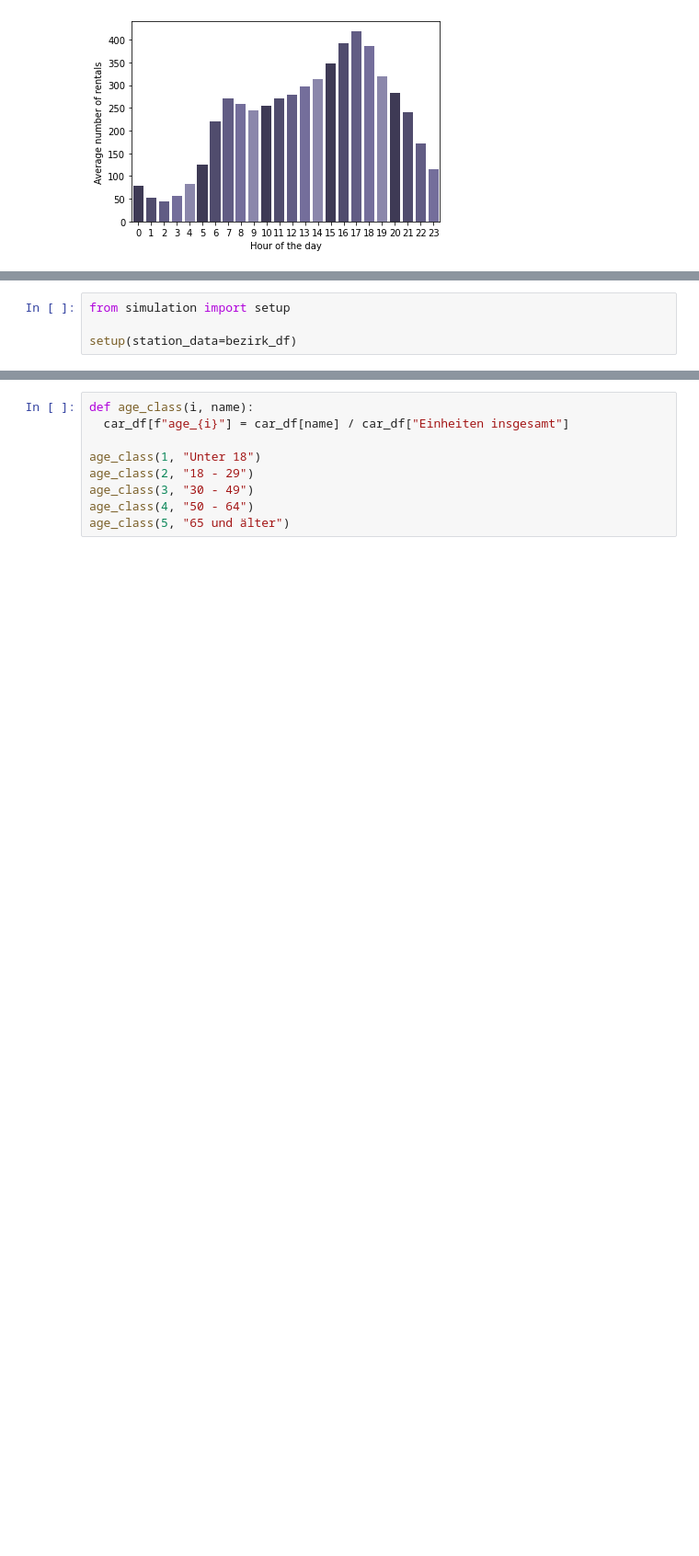
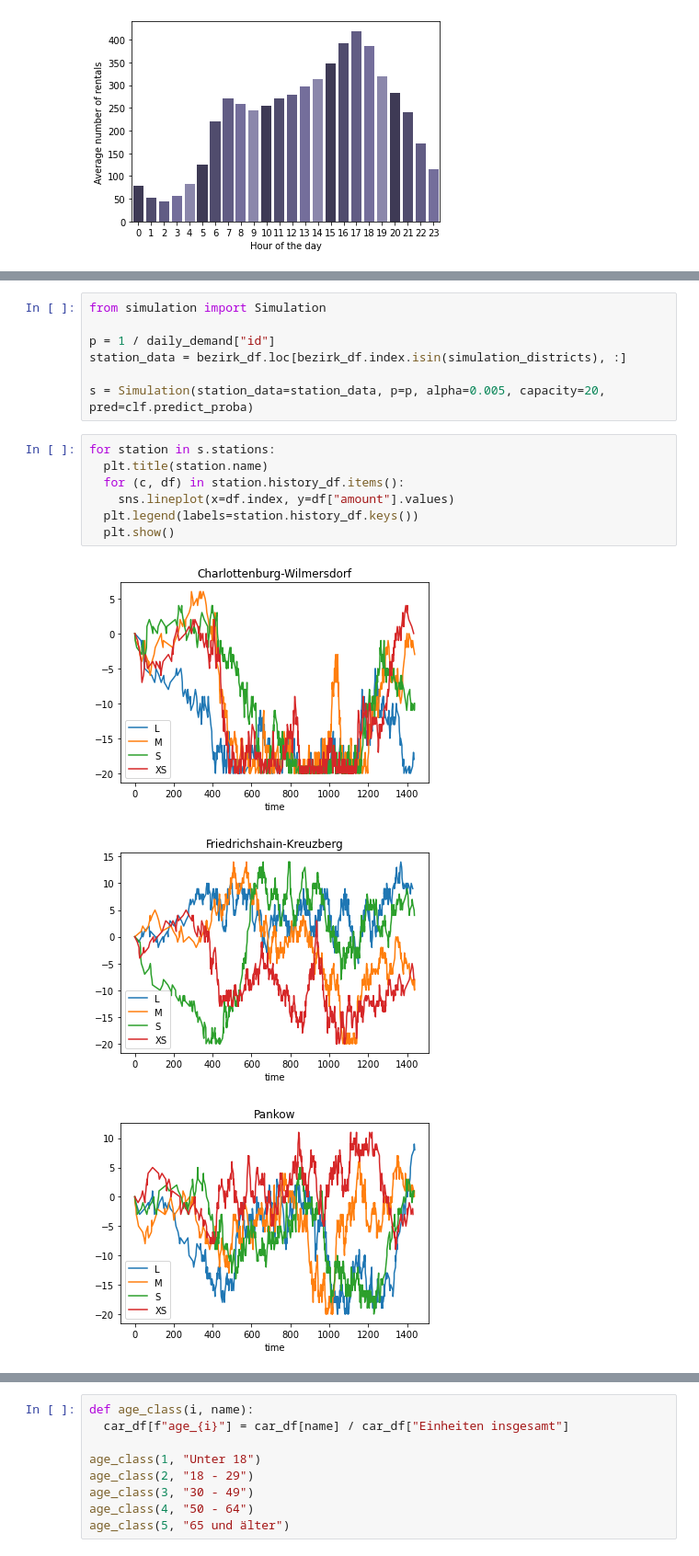
Before and after one commit to lucafanselau/bachelor-seminar-thesis, a Jupyter notebook: src/vehicle-choice-model.ipynb, the cells around one changed output, grey strips where cells are left out. Shown at 92% size. Saved outputs shown, nothing was run; the diff lists cells and outputs as text; blank space fills up the shorter version.

Commit message:
More or less finish the simulation implementation

```diff
--- a/src/vehicle-choice-model.ipynb
+++ b/src/vehicle-choice-model.ipynb
@@ -269,4 +311,18 @@ weighted avg       0.45      0.55      0.40    643902
-# %%
-from simulation import setup
-
-setup(station_data=bezirk_df)
+# %%
+from simulation import Simulation
+
+p = 1 / daily_demand["id"]
+station_data = bezirk_df.loc[bezirk_df.index.isin(simulation_districts), :]
+
+s = Simulation(station_data=station_data, p=p, alpha=0.005, capacity=20, pred=clf.predict_proba)
+# %%
+for station in s.stations:
+  plt.title(station.name)
+  for (c, df) in station.history_df.items():
+    sns.lineplot(x=df.index, y=df["amount"].values)
+  plt.legend(labels=station.history_df.keys())
+  plt.show()
+# %% [output]
+[figure, added]
+[figure, added]
+[figure, added]
```
Also changed, not shown: parts of 16 cells of this notebook, 4 other files.
